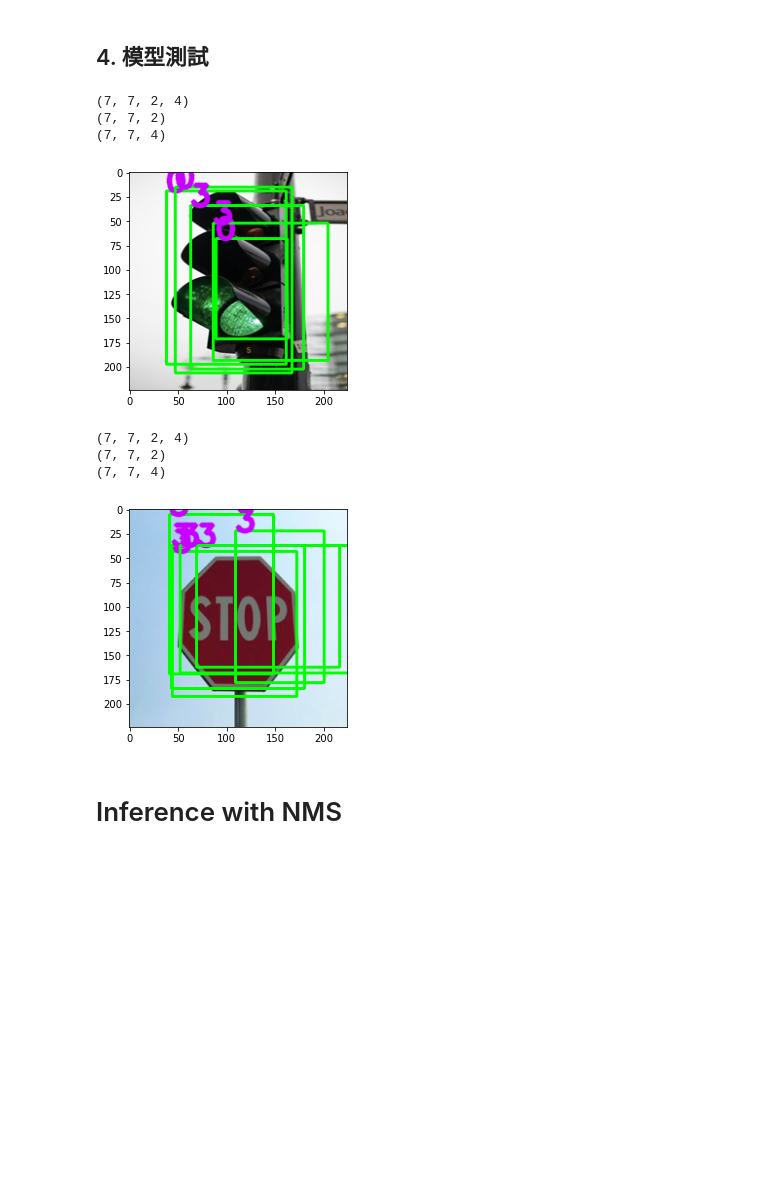
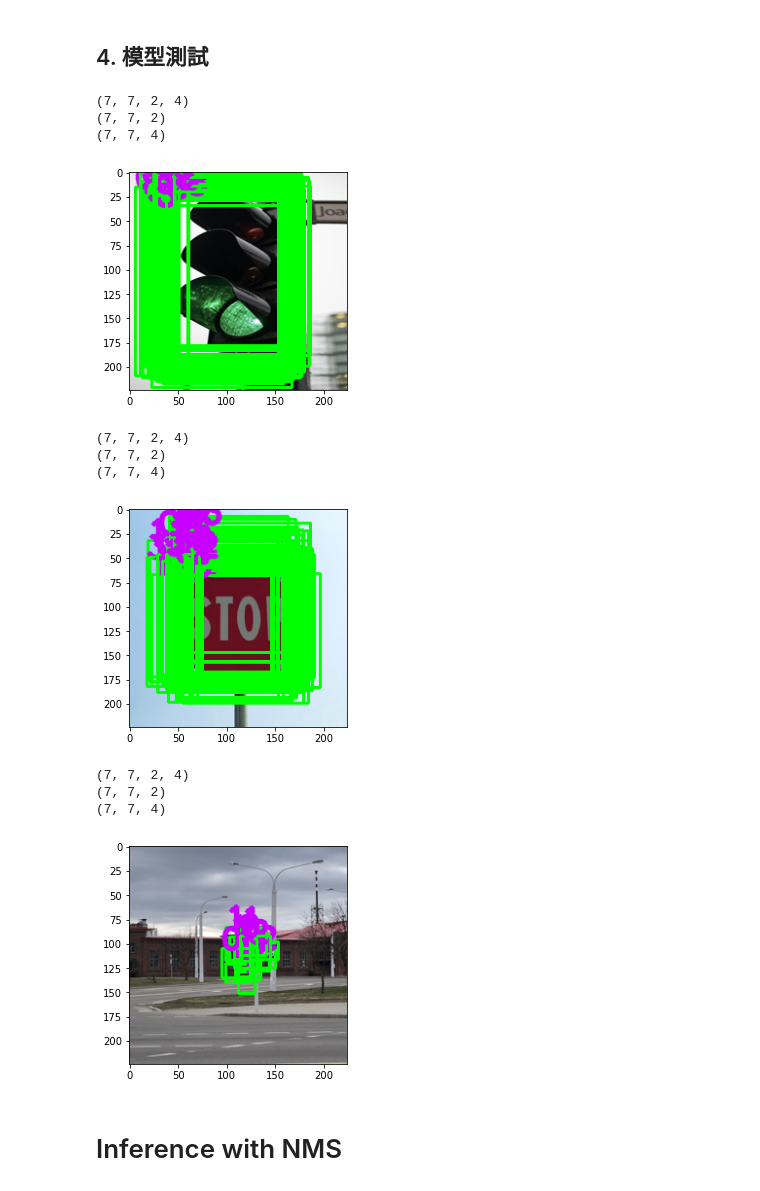
Before and after one commit to TommyHuang821/Pytorch_DL_Implement, a Jupyter notebook: 15_pytorch_objectdetection_yolov1.ipynb, the cells around one changed output. Cells and saved outputs as stored; diff of their text form; code cells hidden in the pictures; blank space fills up the shorter version.

```diff
--- a/15_pytorch_objectdetection_yolov1.ipynb
+++ b/15_pytorch_objectdetection_yolov1.ipynb
@@ -429,9 +435,8 @@ class LOSS_YOLO(nn.Module):
 #         preds_class: n_batch * 7 * 7 * n_class
         loss = 0
         for b in range(batch_size):
-
             # ground truth bbox
-            sub_bboxs = bboxs[b] # 7 * 7 * n_bbox * 4
+            sub_bboxs = bboxs[b] # n_object * 4
             sub_bboxs = self._fun_box2xyhw(sub_bboxs) # (x_min, ymin, x_max, y_max) -> (center_x, center_y, h, w)
             sub_bboxs_class = bboxs_class[b] #  7 * 7 * n_class
 
@@ -470,17 +475,29 @@ class LOSS_YOLO(nn.Module):
             # 4. confidence
             gt_conf_object =  torch.zeros((w,h,n_bbox),dtype=torch.long).to(device)
             for sub_bbox, sub_class in zip(sub_bboxs,sub_bboxs_class):
-                cx = int(torch.floor((sub_bbox[0]+sub_bbox[2])/2*w ))
-                cy = int(torch.floor((sub_bbox[1]+sub_bbox[3])/2*h ))
-                gt_conf[cx,cy,:]=1
+                x_min = int(torch.floor((sub_bbox[0]-(sub_bbox[2]/2)) * h))
+                x_max = int(torch.floor((sub_bbox[0]+(sub_bbox[2]/2)) * h)+1)
+                y_min = int(torch.floor((sub_bbox[1]-(sub_bbox[3]/2)) * w))
+                y_max = int(torch.floor((sub_bbox[1]+(sub_bbox[3]/2)) * w)+1)
                 # 4. confidence
-                gt_conf_object[cx,cy,:]=1
+                gt_conf[x_min:x_max,y_min:y_max,:] = 1
+                gt_conf_object[x_min:x_max,y_min:y_max,:] = 1
+
                 # 1. loss: x,y
-                loss_box_xy += torch.sum(dif_xy[cx,cy,:,:,:])
+                loss_box_xy += torch.sum(dif_xy[x_min:x_max,y_min:y_max,:,:,:])
                 # 2. loss: h, y
-                loss_box_hw += torch.sum(dif_hw[cx,cy,:,:,:])
+                loss_box_hw += torch.sum(dif_hw[x_min:x_max,y_min:y_max,:,:,:])
+
                 # 5. loss: class probability
-                loss_p += F.cross_entropy(sub_preds_class[cx,cy,:].unsqueeze(0),sub_class.unsqueeze(0))
+                predict_label = sub_preds_class[x_min:x_max,y_min:y_max,:] # w_ob * h_ob * n_class
+                w_ob, h_ob, n_class =predict_label.shape
+                if x_max > 7: x_max=7
+                if y_max > 7: y_max=7
+                subgtlabel = torch.ones((x_max-x_min,y_max-y_min),dtype=torch.long).to(device)*sub_class
+                predict_label = predict_label.reshape(w_ob*h_ob, n_class)
+                subgtlabel = subgtlabel.reshape(w_ob*h_ob)
+                loss_p += F.cross_entropy(predict_label,subgtlabel)
+
 
             loss_conf =  torch.sum(gt_conf * torch.pow(sub_preds_conf-gt_conf_object, 2))
             loss += self.lamda_coord * (loss_box_hw + loss_box_xy) + loss_conf + loss_p
@@ -490,7 +507,6 @@ class LOSS_YOLO(nn.Module):
 #                 print(loss_box_xy)
 #                 print(loss_conf)
 #                 print(loss_p)
-
         loss /= batch_size
 
         return loss
@@ -669,7 +687,8 @@ mytransforms = transforms.Compose(
 
 
 image_paths =['./dataset/stopsign/images/road32.png',
-              './dataset/stopsign/images/road69.png',]
+              './dataset/stopsign/images/road69.png',
+              './dataset/stopsign/images/road187.png']
 model.eval()
 for image_path in image_paths:
     image = Image.open(image_path, mode='r')
@@ -678,38 +697,42 @@ for image_path in image_paths:
     image = image.resize((224,224))  # uint8 with RGB mode
     img = mytransforms(image)
     img = torch.unsqueeze(img,dim=0)
     img = img.to(device)
 
     with torch.no_grad():
         preds_bb = model(img)
 
     pred_bboxs = preds_bb[0,:,:,:]
     pred_bbox, pred_conf, pred_class = pred_box2EachInf(pred_bboxs)
     pred_bbox = pred_bbox.detach().cpu().numpy()
     pred_conf = pred_conf.detach().cpu().numpy()
     pred_class = pred_class.detach().cpu().numpy()
     print(pred_bbox.shape)
     print(pred_conf.shape)
     print(pred_class.shape)
 
     pos=np.where(pred_conf>0.1)
     pred_conf = pred_conf[pos[0],pos[1],pos[2]]
     canad_bbox=pred_bbox[pos[0],pos[1],pos[2],:]*224
     canad_bbox = xyhw2box(canad_bbox)
     pred_class=pred_class[pos[0],pos[1]]
     pred_label=np.argmax(pred_class,axis=1)
 
     image = np.array(image)
     plot_image_withbbox(image, canad_bbox, pred_label,flag_bgr=0)
 # %% [output]
 (7, 7, 2, 4)
 (7, 7, 2)
 (7, 7, 4)
-[figure, old version]
+[figure, new version]
 (7, 7, 2, 4)
 (7, 7, 2)
 (7, 7, 4)
-[figure, old version]
+[figure, new version]
+(7, 7, 2, 4)
+(7, 7, 2)
+(7, 7, 4)
+[figure, added]
 # %% [markdown]
 # Inference with NMS
 # %%
```
Also changed, not shown: parts of 6 cells of this notebook.
